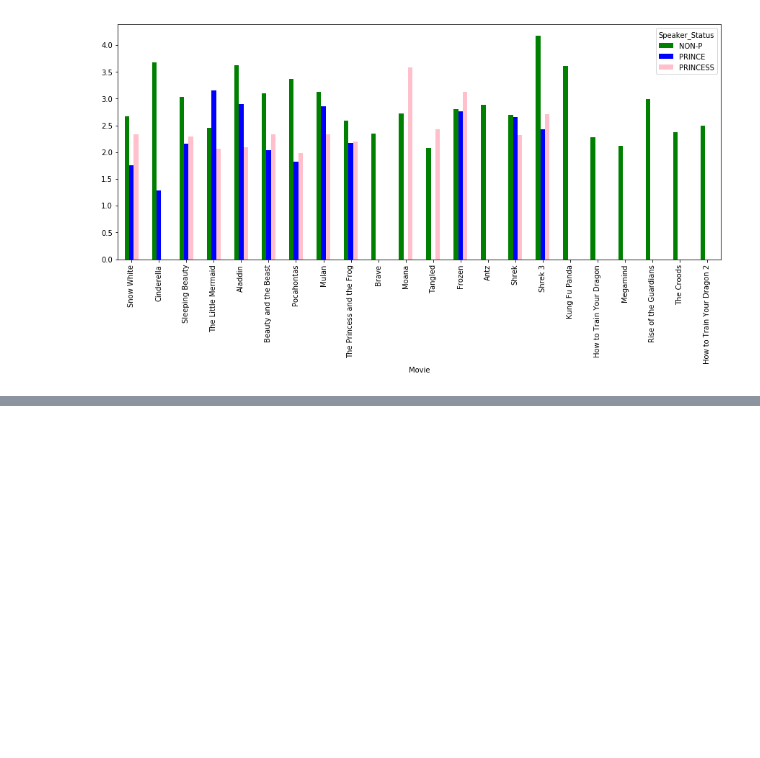
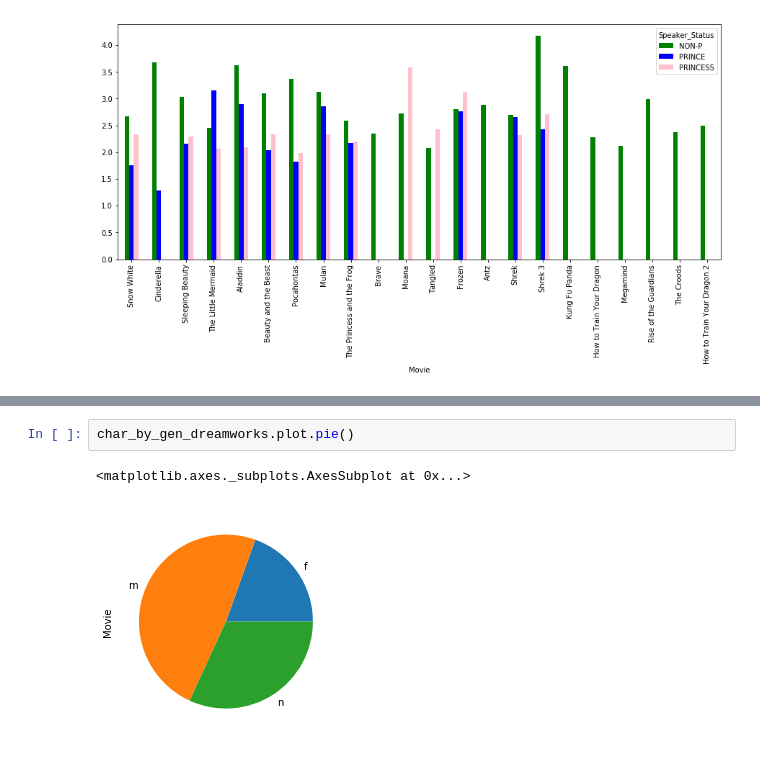
Before and after one commit to Data-Science-for-Linguists-2019/Animated-Movie-Gendered-Dialogue, a Jupyter notebook: code/Tok_Type_TTR_Analysis.ipynb, the cells around one changed output, grey strips where cells are left out. Cells and saved outputs as stored; diff of their text form; blank space fills up the shorter version.

```diff
--- a/code/Tok_Type_TTR_Analysis.ipynb
+++ b/code/Tok_Type_TTR_Analysis.ipynb
@@ -387,0 +407,5 @@ kband_by_movie_role.unstack().plot.bar(color = ['green', 'blue', 'pink'], figsiz
+# %%
+char_by_gen_dreamworks.plot.pie()
+# %% [output]
+<matplotlib.axes._subplots.AxesSubplot at 0x...>
+[figure, added]
```
Also changed, not shown: parts of 13 cells of this notebook, 1 other file.
